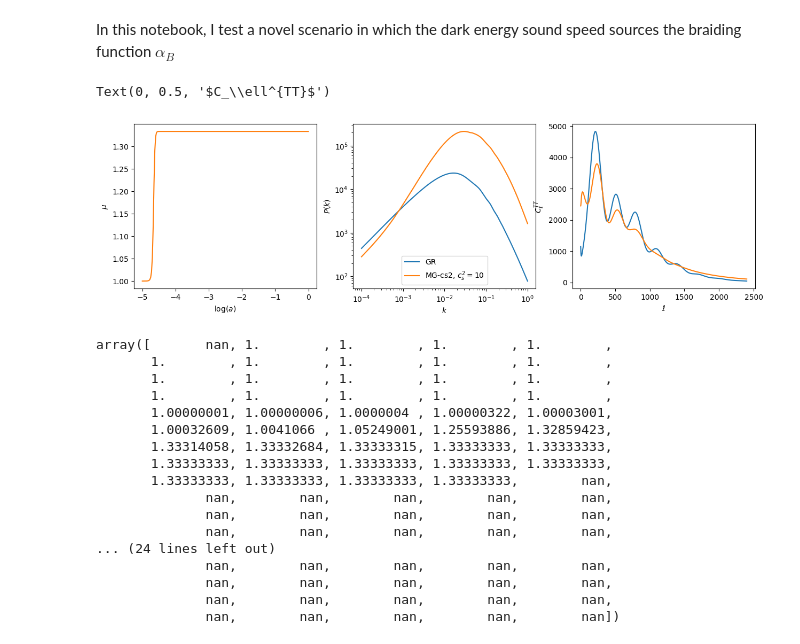
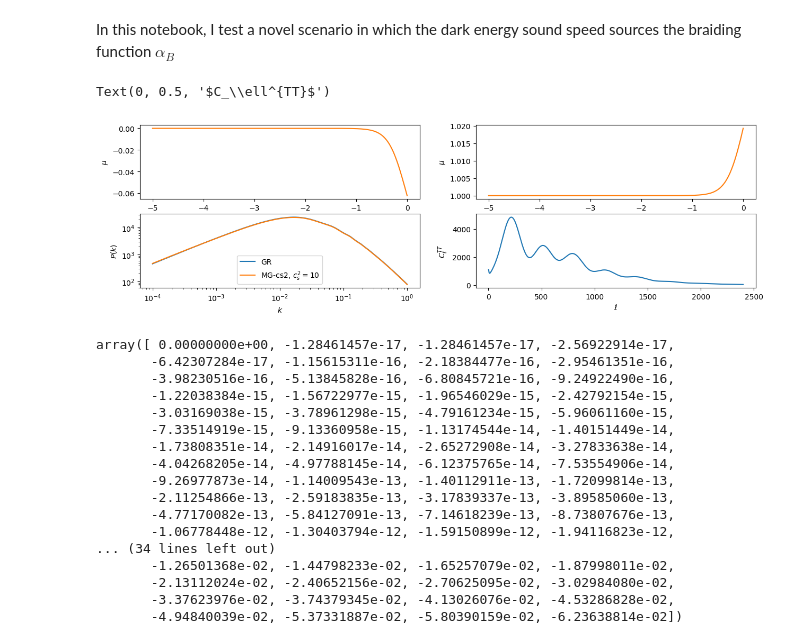
Before and after one commit to joaoreboucas1/CAMB-cs2, a Jupyter notebook: docs/Test_cs2_mg.ipynb, the cells around one changed output. Cells and saved outputs as stored; diff of their text form; code cells hidden in the pictures.

Commit message:
Implemented alpha_K propto Omega_de

```diff
--- a/docs/Test_cs2_mg.ipynb
+++ b/docs/Test_cs2_mg.ipynb
@@ -13,9 +13,9 @@ def get_camb_solution(alpha_K_0, cs2, omega_m, w0, wa, use_cs2):
     omch2 = (omega_m - ombh2/h**2)*h**2
     cosmo = camb.set_params(
         H0=100*h, ombh2=ombh2, omch2=omch2, As=2.1e-9, ns=0.96, tau=0.06,
-        num_nu_massless=3.044, WantTransfer=True, w=w0, wa=wa,
+        num_nu_massless=3.044, omnuh2=0, WantTransfer=True, w=w0, wa=wa,
         dark_energy_model="fluid" if (1+w0)*(1+w0+wa) > 0 else "ppf",
-        cs2_0=cs2, use_cs2=use_cs2, alpha_K_0=alpha_K_0, alpha_K_parametrization=0
+        cs2_0=cs2, use_cs2=use_cs2, alpha_K_0=alpha_K_0, alpha_K_parametrization=1
     )
     cosmo.set_matter_power(redshifts=(0,), kmax=3)
     results = camb.get_background(cosmo)
@@ -26,46 +26,50 @@ def get_camb_solution(alpha_K_0, cs2, omega_m, w0, wa, use_cs2):
     mu = results.Params.mu
     return log_a*np.log10(np.e), alpha_B, mu, kh, z, pk, cl_tt
 # %%
-log_a, alpha_B, mu, kh, z, pk_mg, cl_tt_mg = get_camb_solution(alpha_K_0=1e-3, cs2=1, omega_m=0.3, w0=-0.7, wa=-0.6, use_cs2=True)
-_, _, _, kh, z, pk_gr, cl_tt_gr            = get_camb_solution(alpha_K_0=1e-3, cs2=1, omega_m=0.3, w0=-0.7, wa=-0.6, use_cs2=False)
+log_a, alpha_B, mu, kh, z, pk_mg, cl_tt_mg = get_camb_solution(alpha_K_0=1e-1, cs2=1, omega_m=0.3, w0=-0.9, wa=0, use_cs2=True)
+_, _, _, kh, z, pk_gr, cl_tt_gr            = get_camb_solution(alpha_K_0=1e-1, cs2=1, omega_m=0.3, w0=-0.9, wa=0, use_cs2=False)
 ell = np.arange(len(cl_tt_gr))
 
-fig, axs = plt.subplots(1, 3, figsize=(15, 4))
+fig, axs = plt.subplots(2, 2, figsize=(15, 4))
 
-axs[0].plot(log_a, mu, color="tab:orange")
-axs[0].set_xlabel("$\\log(a)$")
-axs[0].set_ylabel("$\\mu$")
+axs[0,0].plot(log_a, alpha_B, color="tab:orange")
+axs[0,0].set_xlabel("$\\log(a)$")
+axs[0,0].set_ylabel("$\\mu$")
 
-axs[1].loglog(kh, pk_gr[0], label="GR")
-axs[1].loglog(kh, pk_mg[0], label="MG-cs2, $c_s^2 = 10$")
-axs[1].set_xlabel("$k$")
-axs[1].set_ylabel("$P(k)$")
-axs[1].legend()
+axs[0,1].plot(log_a, mu, color="tab:orange")
+axs[0,1].set_xlabel("$\\log(a)$")
+axs[0,1].set_ylabel("$\\mu$")
 
-axs[2].plot(ell[2:], cl_tt_gr[2:])
-axs[2].plot(ell[2:], cl_tt_mg[2:])
-axs[2].set_xlabel("$\\ell$")
-axs[2].set_ylabel("$C_\\ell^{TT}$")
+axs[1,0].loglog(kh, pk_gr[0], label="GR")
+axs[1,0].loglog(kh, pk_mg[0], label="MG-cs2, $c_s^2 = 10$")
+axs[1,0].set_xlabel("$k$")
+axs[1,0].set_ylabel("$P(k)$")
+axs[1,0].legend()
+
+axs[1,1].plot(ell[2:], cl_tt_gr[2:])
+axs[1,1].plot(ell[2:], cl_tt_mg[2:])
+axs[1,1].set_xlabel("$\\ell$")
+axs[1,1].set_ylabel("$C_\\ell^{TT}$")
 # %% [output]
 Text(0, 0.5, '$C_\\ell^{TT}$')
-[figure, old version]
+[figure, new version]
 # %%
-np.array(mu)
+np.array(alpha_B)
 # %% [output]
-array([       nan, 1.        , 1.        , 1.        , 1.        ,
-       1.        , 1.        , 1.        , 1.        , 1.        ,
-       1.        , 1.        , 1.        , 1.        , 1.        ,
-       1.        , 1.        , 1.        , 1.        , 1.        ,
-       1.00000001, 1.00000006, 1.0000004 , 1.00000322, 1.00003001,
-       1.00032609, 1.0041066 , 1.05249001, 1.25593886, 1.32859423,
-       1.33314058, 1.33332684, 1.33333315, 1.33333333, 1.33333333,
-       1.33333333, 1.33333333, 1.33333333, 1.33333333, 1.33333333,
-       1.33333333, 1.33333333, 1.33333333, 1.33333333,        nan,
-              nan,        nan,        nan,        nan,        nan,
-              nan,        nan,        nan,        nan,        nan,
-              nan,        nan,        nan,        nan,        nan,
-... (24 lines left out)
-              nan,        nan,        nan,        nan,        nan,
-              nan,        nan,        nan,        nan,        nan,
-              nan,        nan,        nan,        nan,        nan,
-              nan,        nan,        nan,        nan,        nan])
+array([ 0.00000000e+00, -1.28461457e-17, -1.28461457e-17, -2.56922914e-17,
+       -6.42307284e-17, -1.15615311e-16, -2.18384477e-16, -2.95461351e-16,
+       -3.98230516e-16, -5.13845828e-16, -6.80845721e-16, -9.24922490e-16,
+       -1.22038384e-15, -1.56722977e-15, -1.96546029e-15, -2.42792154e-15,
+       -3.03169038e-15, -3.78961298e-15, -4.79161234e-15, -5.96061160e-15,
+       -7.33514919e-15, -9.13360958e-15, -1.13174544e-14, -1.40151449e-14,
+       -1.73808351e-14, -2.14916017e-14, -2.65272908e-14, -3.27833638e-14,
+       -4.04268205e-14, -4.97788145e-14, -6.12375765e-14, -7.53554906e-14,
+       -9.26977873e-14, -1.14009543e-13, -1.40112911e-13, -1.72099814e-13,
+       -2.11254866e-13, -2.59183835e-13, -3.17839337e-13, -3.89585060e-13,
+       -4.77170082e-13, -5.84127091e-13, -7.14618239e-13, -8.73807676e-13,
+       -1.06778448e-12, -1.30403794e-12, -1.59150899e-12, -1.94116823e-12,
+... (34 lines left out)
+       -1.26501368e-02, -1.44798233e-02, -1.65257079e-02, -1.87998011e-02,
+       -2.13112024e-02, -2.40652156e-02, -2.70625095e-02, -3.02984080e-02,
+       -3.37623976e-02, -3.74379345e-02, -4.13026076e-02, -4.53286828e-02,
+       -4.94840039e-02, -5.37331887e-02, -5.80390159e-02, -6.23638814e-02])
```
Also changed, not shown: 2 other files.
